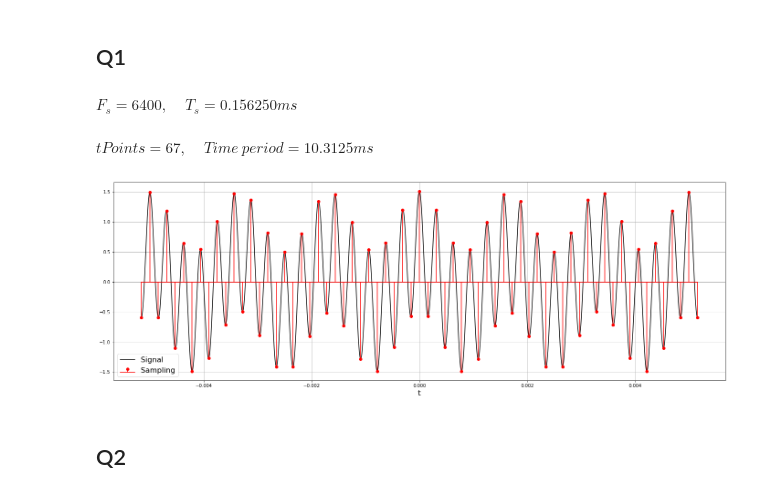
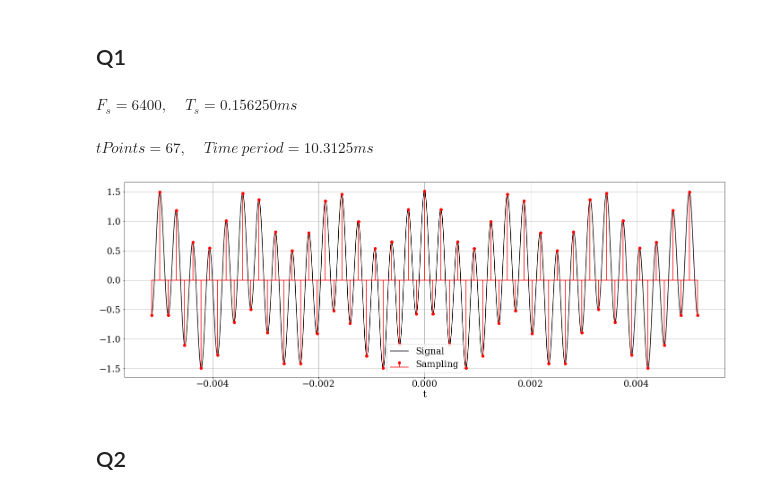
Before and after one commit to CaioRodrigues200/Signal_Processing, a Jupyter notebook: Av1PDS.ipynb, the cells around one changed output. Saved outputs shown, nothing was run; the diff lists cells and outputs as text; code cells hidden in the pictures.

```diff
--- a/Av1PDS.ipynb
+++ b/Av1PDS.ipynb
@@ -32,38 +32,43 @@ def decimation(x,t,M):
 
 def interpolation(x,t,L):
     k = L-1
+
+font = {'family':'serif', 'weight':'normal', 'size':20}
+font2 = {'family':'serif', 'weight':'normal', 'size':15}
+font3 = {'family':'serif', 'weight':'normal', 'size':10}
 # %% [markdown]
 ## Q1
 # %%
 tlimits = [-33/6400,33/6400]
 
 #tpoints = 1000
 Fs = 3200*2
 tpoints = int(np.floor((tlimits[1]-tlimits[0]) * Fs)) + 1
 
 t1 = np.linspace(tlimits[0],tlimits[1],tpoints)
 x1 = f(t1) # Sampled signal
 
 t2 = np.linspace(tlimits[0],tlimits[1],100*tpoints)
 x2 = f(t2) # Continuous signal
 
 plt.figure(figsize=(24,8))
+plt.rc('font',**font)
 plt.grid(True)
 plt.plot(t2,x2,'black', label = 'Signal')
 markerline, stemline, baseline = plt.stem(t1,x1,'red',label = 'Sampling')
 baseline.set_color('red')
 markerline.set_color('red')
-plt.xlabel("t",fontsize=16)
-plt.legend(fontsize=16)
+plt.xlabel("t")
+plt.legend()
 
 warnings.filterwarnings("ignore")
 
 display(Math('F_{s} = %5.0f, ~~~~~ T_{s} = %5.6f ms' %(Fs, 1e3/Fs)))
 display(Math('tPoints = %5.0f, ~~~~~ Time~period = %5.4f ms' %(tpoints,(tlimits[1]-tlimits[0])*1e3)))
 # %% [output]
 $\displaystyle F_{s} =  6400, ~~~~~ T_{s} = 0.156250 ms$
 $\displaystyle tPoints =    67, ~~~~~ Time~period = 10.3125 ms$
-[figure, old version]
+[figure, new version]
 # %% [markdown]
 ## Q2
 # %% [markdown]
```
Also changed, not shown: parts of 5 cells of this notebook.
